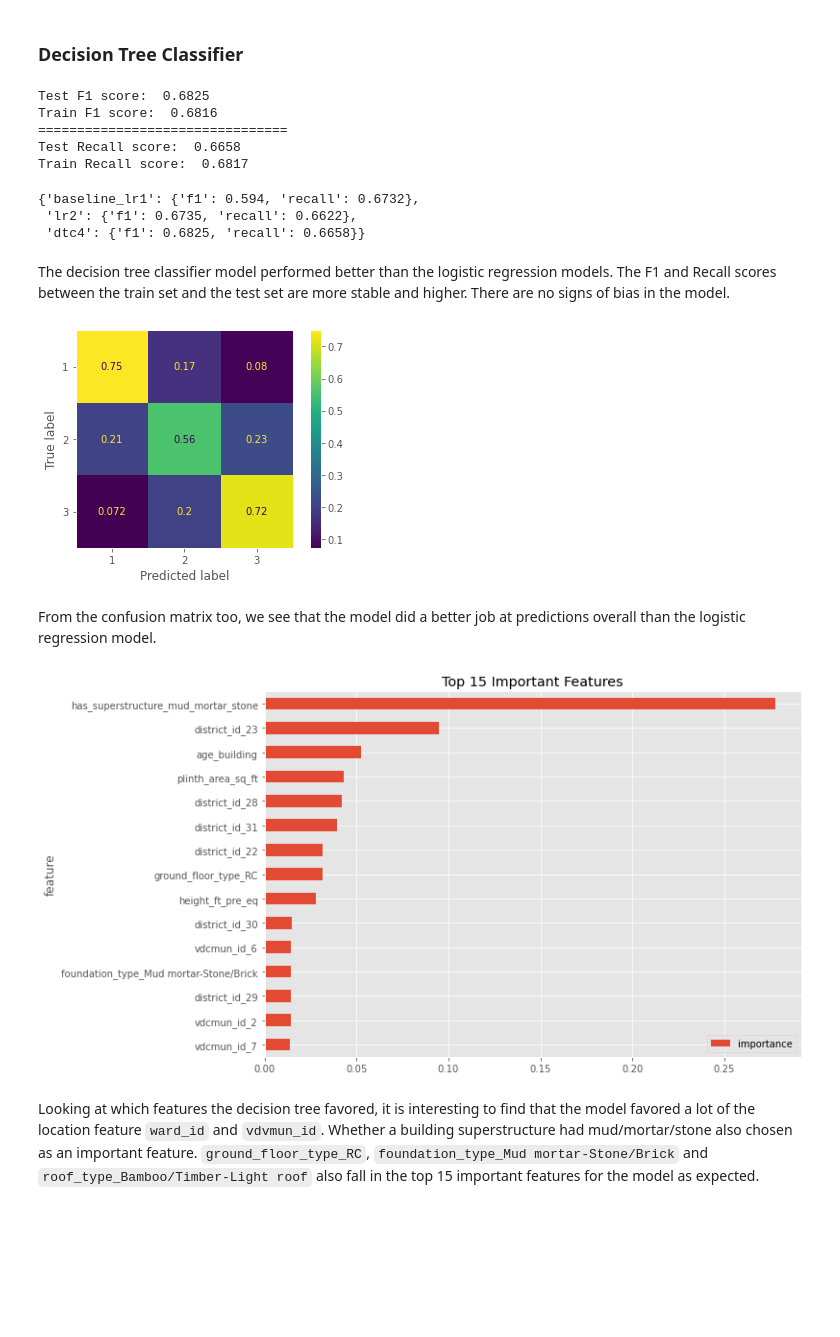
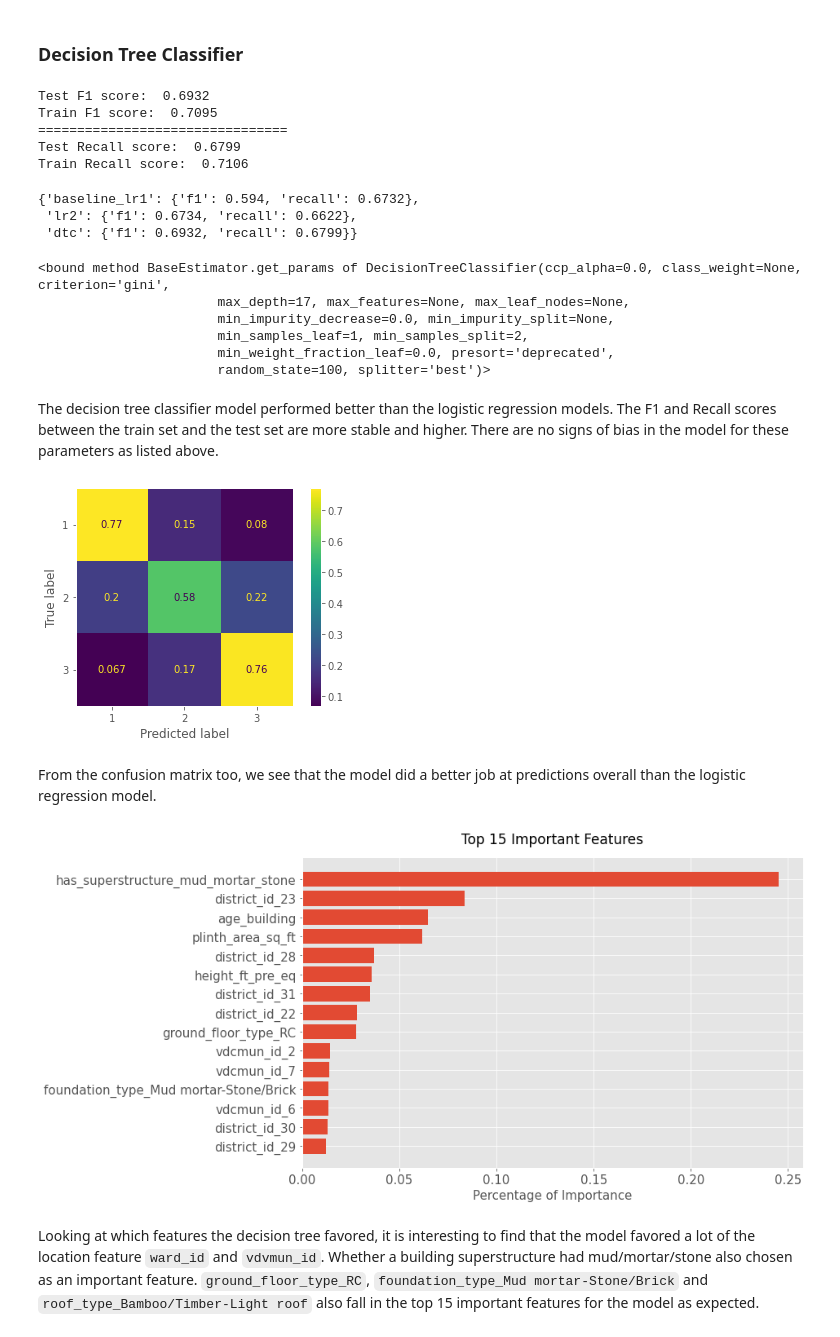
Before and after one commit to Yeshi341/structural_damage_from_earthquake, a Jupyter notebook: predicting_building_damage.ipynb, the cells around one changed output. Cells and saved outputs as stored; diff of their text form; code cells hidden in the pictures; blank space fills up the shorter version.

Commit message:
updated final model

```diff
--- a/predicting_building_damage.ipynb
+++ b/predicting_building_damage.ipynb
@@ -667,7 +674,7 @@ Here I used the minmax scaler to standardize the datasets.
 # %%
 columns = X_train_resampled.columns
 
-scaler = MinMaxScaler()
+scaler = StandardScaler()
 scaler.fit(X_train_resampled)
 
 X_train_scaled_values = scaler.transform(X_train_resampled.values)
@@ -759,12 +769,12 @@ The confusion matrix plot for the lr1 model shows that the model was very good a
 # %% [markdown]
 ### Decision Tree Classifier
 # %%
-dtc4 = DecisionTreeClassifier(random_state=100, max_depth= 15)
+dtc = DecisionTreeClassifier(random_state=100, max_depth= 17)
 # %%
-dtc4.fit(X_train_scaled, y_train_resampled)
+dtc.fit(X_train_scaled, y_train_resampled)
 
-y_pred_test= dtc4.predict(X_test_scaled)
-y_pred_train = dtc4.predict(X_train_scaled)
+y_pred_test= dtc.predict(X_test_scaled)
+y_pred_train = dtc.predict(X_train_scaled)
 
 # checking f1 score
 print('Test F1 score: ', round(metrics.f1_score(y_test, y_pred_test, average='weighted'),4))
@@ -774,39 +784,60 @@ print('================================')
 print('Test Recall score: ', round(metrics.recall_score(y_test, y_pred_test, average='weighted'),4))
 print('Train Recall score: ', round(metrics.recall_score(y_train_resampled, y_pred_train, average='weighted'),4))
 # %% [output]
-Test F1 score:  0.6825
-Train F1 score:  0.6816
+Test F1 score:  0.6932
+Train F1 score:  0.7095
 ================================
-Test Recall score:  0.6658
-Train Recall score:  0.6817
+Test Recall score:  0.6799
+Train Recall score:  0.7106
-# %%
-mod_eval['dtc4']={'f1':0.6825, 'recall': 0.6658}
-mod_eval
-# %% [output]
-{'baseline_lr1': {'f1': 0.594, 'recall': 0.6732},
- 'lr2': {'f1': 0.6735, 'recall': 0.6622},
- 'dtc4': {'f1': 0.6825, 'recall': 0.6658}}
+# %%
+mod_eval['dtc']={'f1':round(metrics.f1_score(y_test, y_pred_test, average='weighted'),4),
+                  'recall': round(metrics.recall_score(y_test, y_pred_test, average='weighted'),4)}
+mod_eval
+# %% [output]
+{'baseline_lr1': {'f1': 0.594, 'recall': 0.6732},
+ 'lr2': {'f1': 0.6734, 'recall': 0.6622},
+ 'dtc': {'f1': 0.6932, 'recall': 0.6799}}
+# %%
+dtc.get_params
+# %% [output]
+<bound method BaseEstimator.get_params of DecisionTreeClassifier(ccp_alpha=0.0, class_weight=None, criterion='gini',
+                       max_depth=17, max_features=None, max_leaf_nodes=None,
+                       min_impurity_decrease=0.0, min_impurity_split=None,
+                       min_samples_leaf=1, min_samples_split=2,
+                       min_weight_fraction_leaf=0.0, presort='deprecated',
+                       random_state=100, splitter='best')>
 # %% [markdown]
-The decision tree classifier model performed better than the logistic regression models. The F1 and Recall scores between the train set and the test set are more stable and higher. There are no signs of bias in the model.
+The decision tree classifier model performed better than the logistic regression models. The F1 and Recall scores between the train set and the test set are more stable and higher. There are no signs of bias in the model for these parameters as listed above.
 # %%
-plot_confusion_matrix(dtc4, X_train_scaled, y_train_resampled, normalize='true')
+plot_confusion_matrix(dtc, X_train_scaled, y_train_resampled, normalize='true')
 plt.grid(False)
-plt.savefig('./images/confusion_matrix_final.png');
+plt.savefig('./images/confusion_matrix_dtc.png');
 # %% [output]
-[figure, old version]
+[figure, new version]
 # %% [markdown]
 From the confusion matrix too, we see that the model did a better job at predictions overall than the logistic regression model.
 # %%
-feat_imp = pd.DataFrame({'importance':dtc4.feature_importances_})
+feat_imp = pd.DataFrame({'importance':dtc.feature_importances_})
 feat_imp['feature'] = X_train_resampled.columns
 feat_imp.sort_values(by='importance', ascending=False, inplace=True)
 feat_imp = feat_imp.iloc[0:15]
 
 feat_imp.sort_values(by='importance', inplace=True)
 feat_imp = feat_imp.set_index('feature', drop=True)
-feat_imp.plot.barh(title = 'Top 15 Important Features', figsize=(10,7))
-plt.savefig('./images/Decision_tree_important_features.png', bbox_inches = "tight")
+
+# Sets up figure , axes and draws bar plot
+fig, ax = plt.subplots(figsize=(11,7))
+ax.barh(feat_imp.index, feat_imp['importance'])
+
+# Formats axis ticks as percentages
+ax.tick_params(axis='both', labelsize=15);
+
+# Set axes labels and title
+ax.set_xlabel('Percentage of Importance', size = 15)
+ax.set_title('Top 15 Important Features', size= 17, pad=17)
+
+fig.savefig('./images/Decision_tree_important_features.png', bbox_inches = "tight")
 # %% [output]
-[figure, old version]
+[figure, new version]
 # %% [markdown]
 Looking at which features the decision tree favored, it is interesting to find that the model favored a lot of the location feature `ward_id` and `vdvmun_id`. Whether a building superstructure had mud/mortar/stone also chosen as an important feature. `ground_floor_type_RC`,  `foundation_type_Mud mortar-Stone/Brick` and `roof_type_Bamboo/Timber-Light roof` also fall in the top 15 important features for the model as expected.
```
Also changed, not shown: parts of 25 cells of this notebook, 6 other files.
